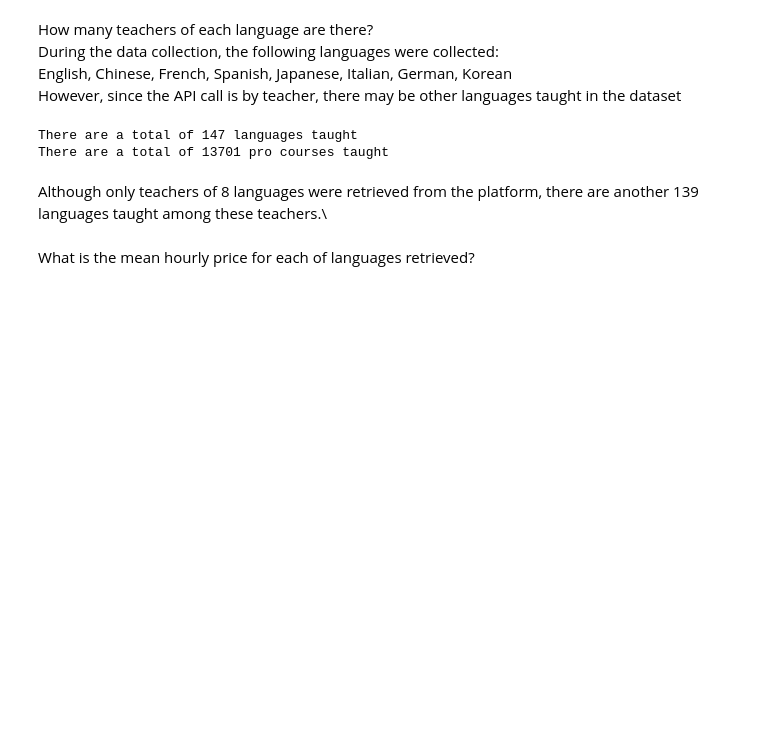
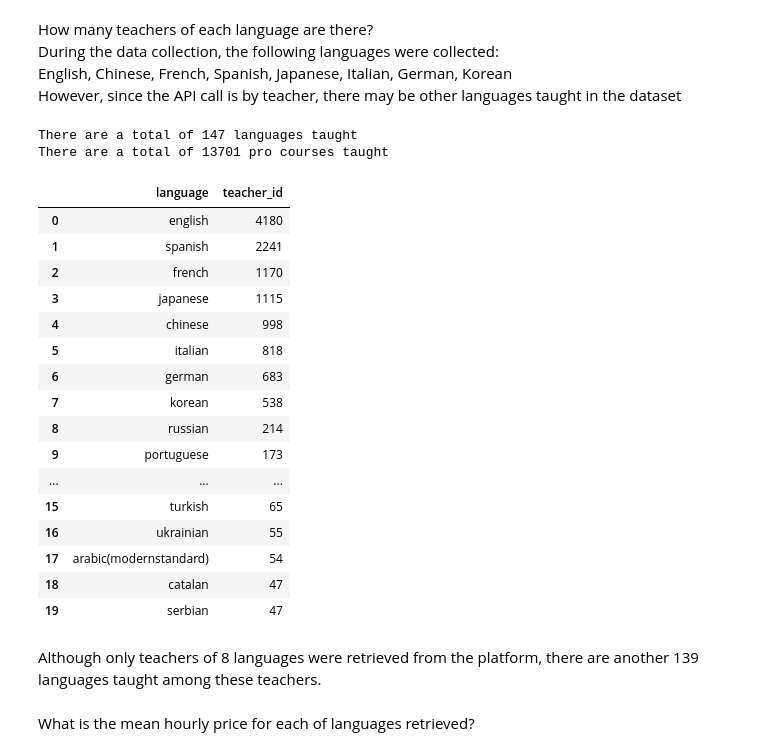
Before and after one commit to ernmin/Project4GA, a Jupyter notebook: EDA/EDA.ipynb, the cells around one changed output. Drawn from its saved outputs; the diff is of its cells as text; code cells hidden in the pictures; blank space fills up the shorter version.

```diff
--- a/EDA/EDA.ipynb
+++ b/EDA/EDA.ipynb
@@ -76,9 +81,28 @@ print(f'There are a total of {pro_course_total} pro courses taught')
 There are a total of 147 languages taught
 There are a total of 13701 pro courses taught
 # %%
-df_top_20 = df_teacher_language.sort_values('teacher_id', ascending=False).head(20).reset_index()
+df_top_20 = df_teacher_language_count.sort_values('teacher_id', ascending=False).head(20).reset_index()
+df_top_20
+# %% [output]
+|  | language | teacher_id |
+| 0 | english | 4180 |
+| 1 | spanish | 2241 |
+| 2 | french | 1170 |
+| 3 | japanese | 1115 |
+| 4 | chinese | 998 |
+| 5 | italian | 818 |
+| 6 | german | 683 |
+| 7 | korean | 538 |
+| 8 | russian | 214 |
+| 9 | portuguese | 173 |
+| ... | ... | ... |
+| 15 | turkish | 65 |
+| 16 | ukrainian | 55 |
+| 17 | arabic(modernstandard) | 54 |
+| 18 | catalan | 47 |
+| 19 | serbian | 47 |
 # %% [markdown]
-Although only teachers of 8 languages were retrieved from the platform, there are another 139 languages taught among these teachers.\
+Although only teachers of 8 languages were retrieved from the platform, there are another 139 languages taught among these teachers.
 # %%
 fig = px.bar(df_top_20, x='language', y='teacher_id', title='Number of Teachers by Language Taught (Top 20)', labels={'teacher_id': 'Number of Teachers', 'language': 'Language'})
 fig.show()
```
Also changed, not shown: parts of 15 cells of this notebook.
